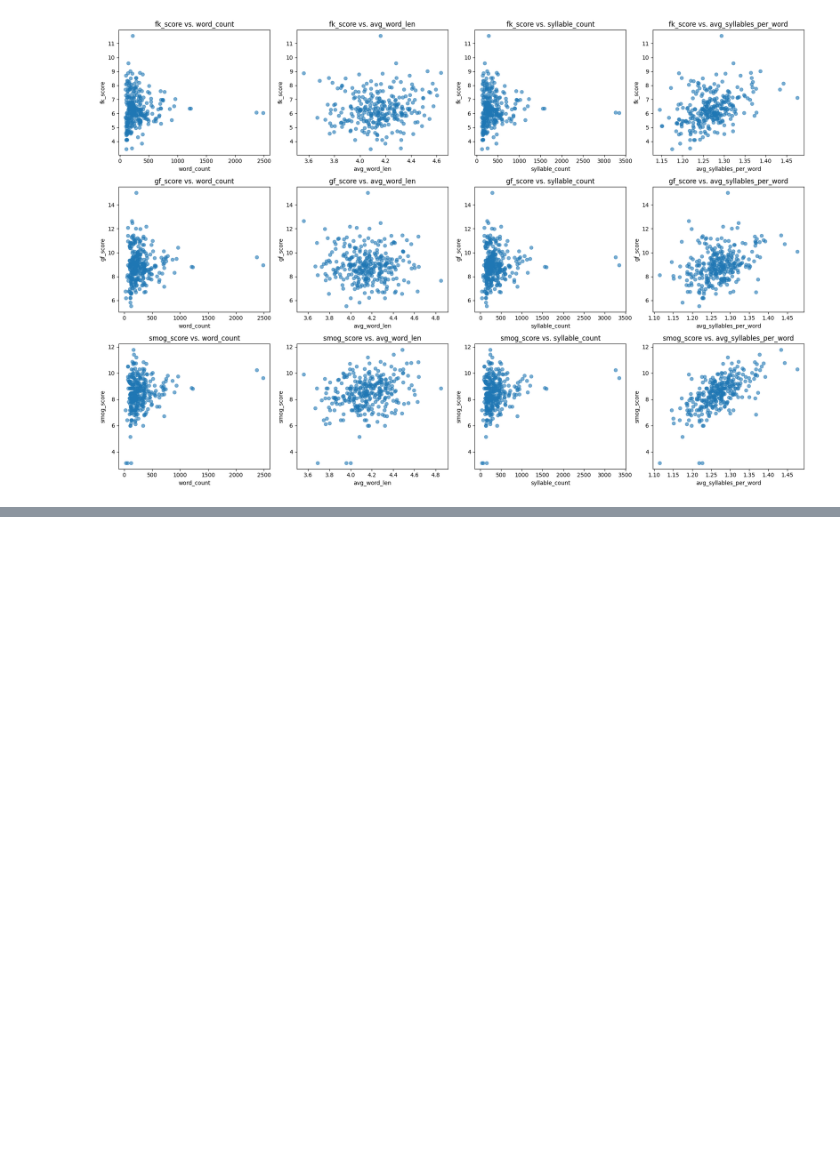
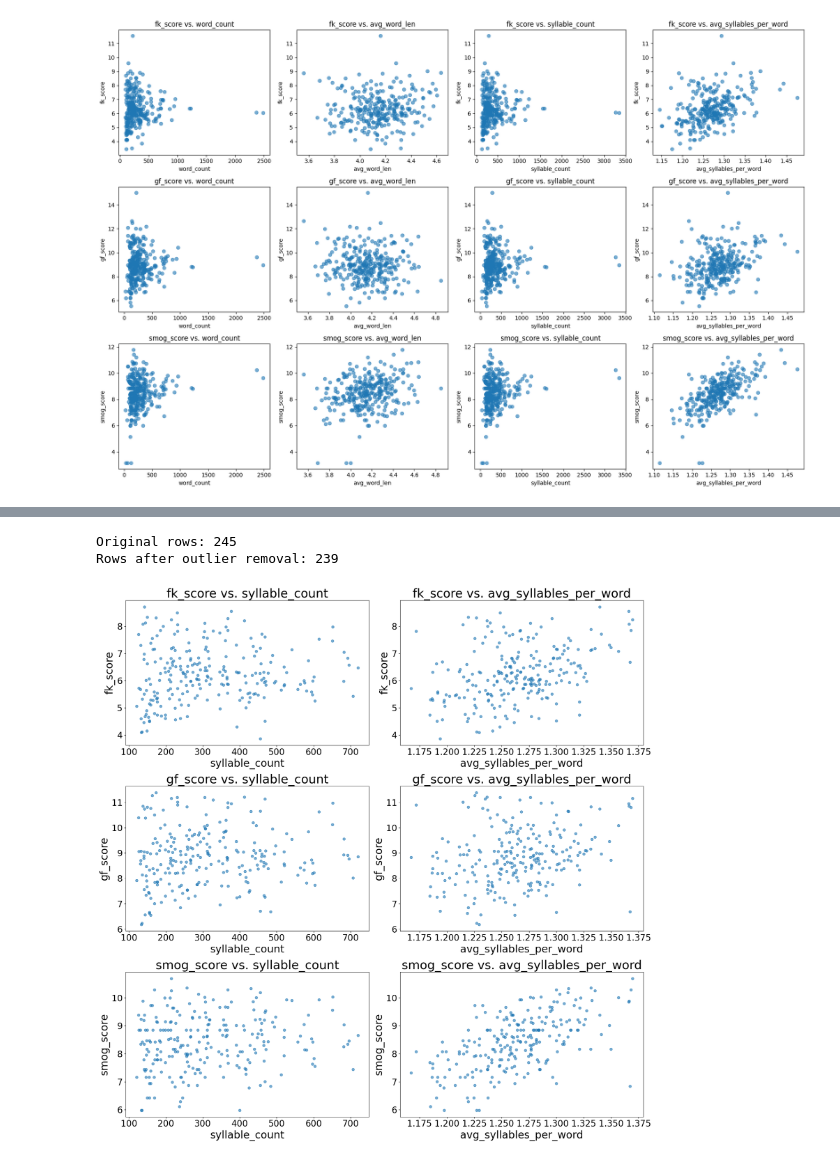
Before and after one commit to cwc09262/psalms-text-comparison, a Jupyter notebook: readability/readability.ipynb, the cells around one changed output, grey strips where cells are left out. Saved outputs shown, nothing was run; the diff lists cells and outputs as text; code cells hidden in the pictures; blank space fills up the shorter version.

```diff
--- a/readability/readability.ipynb
+++ b/readability/readability.ipynb
@@ -632,0 +687,61 @@ plt.show()
+# %%
+import matplotlib.pyplot as plt
+
+readability_scores = ['fk_score', 'gf_score', 'smog_score']
+size_metrics = [
+    'syllable_count',
+    'avg_syllables_per_word'
+]
+
+# Remove outliers using IQR across all variables used in the plots
+cols = readability_scores + size_metrics
+
+filtered = full_psalms.copy()
+
+for col in cols:
+    Q1 = filtered[col].quantile(0.25)
+    Q3 = filtered[col].quantile(0.75)
+    IQR = Q3 - Q1
+
+    lower = Q1 - 1.5 * IQR
+    upper = Q3 + 1.5 * IQR
+
+    filtered = filtered[
+        (filtered[col] >= lower) &
+        (filtered[col] <= upper)
+    ]
+
+print(f"Original rows: {len(full_psalms)}")
+print(f"Rows after outlier removal: {len(filtered)}")
+
+fig, axes = plt.subplots(
+    len(readability_scores),
+    len(size_metrics),
+    figsize=(18, 18)
+)
+
+for i, score in enumerate(readability_scores):
+    for j, metric in enumerate(size_metrics):
+        axes[i, j].scatter(
+            filtered[metric],
+            filtered[score],
+            alpha=0.6
+        )
+
+        axes[i, j].set_xlabel(metric)
+        axes[i, j].set_ylabel(score)
+        axes[i, j].set_title(f'{score} vs. {metric}')
+        plt.rcParams.update({
+            'axes.titlesize': 28,
+            'axes.labelsize': 24,
+            'xtick.labelsize': 16,
+            'ytick.labelsize': 16,
+            'legend.fontsize': 20
+        })
+
+plt.tight_layout()
+plt.show()
+# %% [output]
+Original rows: 245
+Rows after outlier removal: 239
+[figure, added]
```
Also changed, not shown: parts of 10 cells of this notebook.
